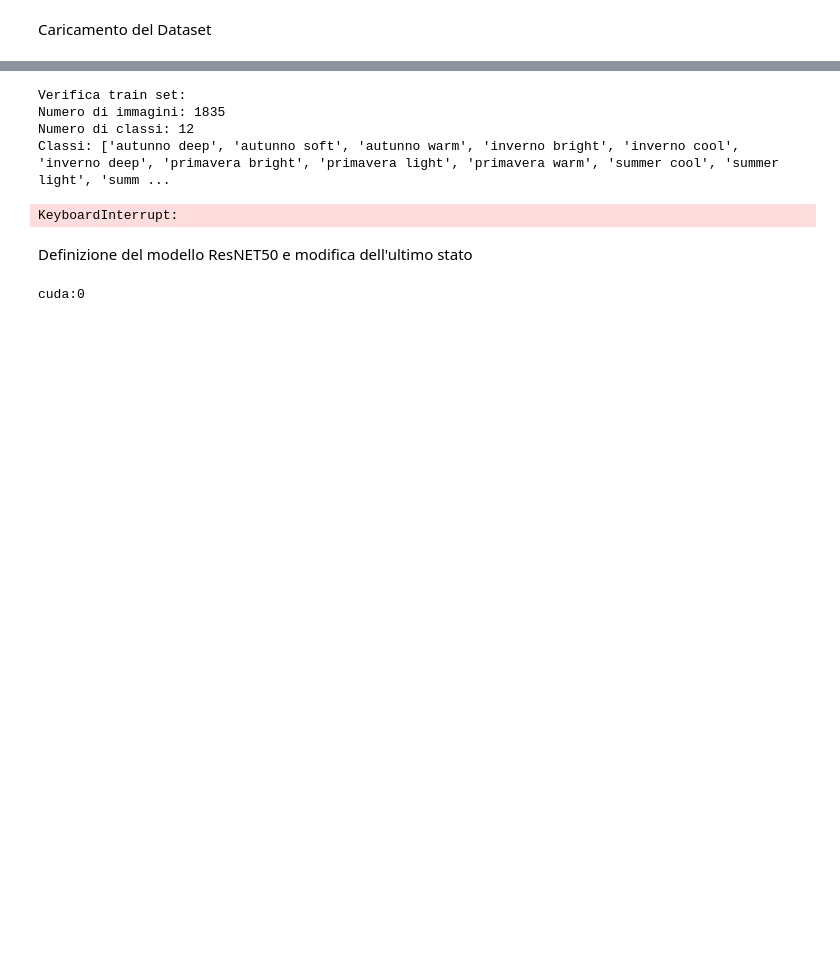
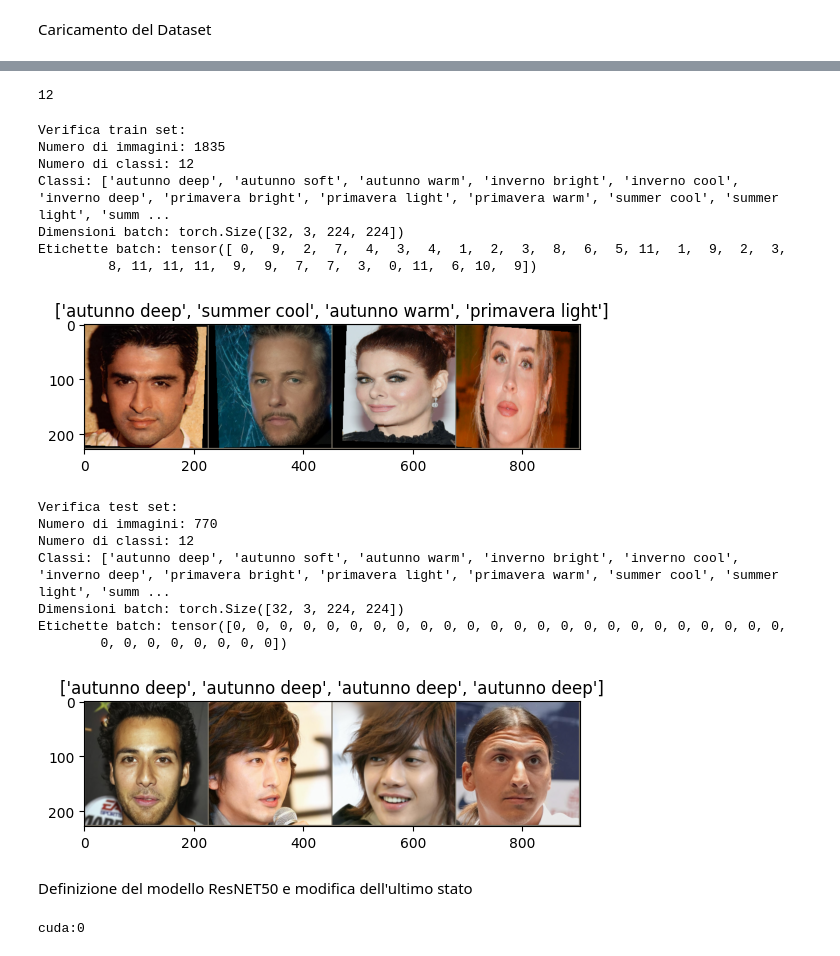
Before and after one commit to Giansimone-Coccia/CV-DL-Armocromia, a Jupyter notebook: Fine_tuning.ipynb, the cells around one changed output, grey strips where cells are left out. Drawn from its saved outputs; the diff is of its cells as text; code cells hidden in the pictures; blank space fills up the shorter version.

```diff
--- a/Fine_tuning.ipynb
+++ b/Fine_tuning.ipynb
@@ -11,24 +13,22 @@ import numpy as np
 from torchvision import datasets, transforms
 import torchvision
 # %%
-# Trasformazioni per il training e il testing
 data_transforms = {
     'train': transforms.Compose([
-        transforms.Resize((224, 224)),
-        # transforms.Resize(256),
-        # transforms.CenterCrop(224),
-        # transforms.RandomResizedCrop(224),
-        # transforms.RandomHorizontalFlip(),
+        transforms.Resize((256, 256)),
+        transforms.CenterCrop((224, 224)),
+        transforms.RandomHorizontalFlip(),
+        transforms.ColorJitter(brightness=0.2),
+        transforms.RandomAffine(degrees=10, translate=(0.1, 0.1)),
         transforms.ToTensor(),
         transforms.Normalize([0.485, 0.456, 0.406], [0.229, 0.224, 0.225])
     ]),
     'test': transforms.Compose([
-        transforms.Resize((224, 224)),
-        # transforms.Resize(256),
-        # transforms.CenterCrop(224),
+        transforms.Resize((256, 256)),
+        transforms.CenterCrop((224, 224)),
         transforms.ToTensor(),
         transforms.Normalize([0.485, 0.456, 0.406], [0.229, 0.224, 0.225])
-    ]),
+    ])
 }
 # %% [markdown]
 Caricamento del Dataset
@@ -57,51 +62,65 @@ image_datasets = {
 
 # Creazione dei DataLoader
 dataloaders = {
-    'train': DataLoader(image_datasets['train'], batch_size=batch_size, shuffle=True, num_workers=4),
-    'test': DataLoader(image_datasets['test'], batch_size=batch_size, shuffle=False, num_workers=4),
+    'train': DataLoader(image_datasets['train'], batch_size=batch_size, shuffle=True, num_workers=2),
+    'test': DataLoader(image_datasets['test'], batch_size=batch_size, shuffle=False, num_workers=2),
 }
 
 # Numero di classi (armocromia)
 num_classes = len(image_datasets['train'].classes)
+print(num_classes)
+# %% [output]
+12
 # %%
-# Verifica del caricamento dei dati
+# Funzione per visualizzare un tensor di immagini
 def imshow(inp, title=None):
-    """Visualizza un tensor di immagini"""
     inp = inp.numpy().transpose((1, 2, 0))
     mean = np.array([0.485, 0.456, 0.406])
     std = np.array([0.229, 0.224, 0.225])
     inp = std * inp + mean
     inp = np.clip(inp, 0, 1)
     plt.imshow(inp)
-    if title is not None:
+    if title:
         plt.title(title)
-    plt.pause(0.001)  # Pausa per aggiornare la trama
+    plt.show()  # Usare plt.show() invece di plt.pause() per una visualizzazione più stabile
 
 def verify_dataloaders(dataloaders):
     for phase in ['train', 'test']:
         print(f"Verifica {phase} set:")
         dataset = dataloaders[phase].dataset
         print(f"Numero di immagini: {len(dataset)}")
         print(f"Numero di classi: {len(dataset.classes)}")
         print(f"Classi: {dataset.classes}")
 
         # Controlla alcune immagini
         data_iter = iter(dataloaders[phase])
         images, labels = next(data_iter)
         print(f"Dimensioni batch: {images.size()}")  # Dovrebbe essere (32, 3, 224, 224)
         print(f"Etichette batch: {labels}")
 
         # Visualizza alcune immagini
         out = torchvision.utils.make_grid(images[:4])
         imshow(out, title=[dataset.classes[x] for x in labels[:4]])
 
+# Chiamata alla funzione di verifica dei dataloaders
 verify_dataloaders(dataloaders)
 # %% [output]
 Verifica train set:
 Numero di immagini: 1835
 Numero di classi: 12
 Classi: ['autunno deep', 'autunno soft', 'autunno warm', 'inverno bright', 'inverno cool', 'inverno deep', 'primavera bright', 'primavera light', 'primavera warm', 'summer cool', 'summer light', 'summ ...
+Dimensioni batch: torch.Size([32, 3, 224, 224])
+Etichette batch: tensor([ 0,  9,  2,  7,  4,  3,  4,  1,  2,  3,  8,  6,  5, 11,  1,  9,  2,  3,
+         8, 11, 11, 11,  9,  9,  7,  7,  3,  0, 11,  6, 10,  9])
+[figure, added]
-KeyboardInterrupt:
+Verifica test set:
+Numero di immagini: 770
+Numero di classi: 12
+Classi: ['autunno deep', 'autunno soft', 'autunno warm', 'inverno bright', 'inverno cool', 'inverno deep', 'primavera bright', 'primavera light', 'primavera warm', 'summer cool', 'summer light', 'summ ...
+Dimensioni batch: torch.Size([32, 3, 224, 224])
+Etichette batch: tensor([0, 0, 0, 0, 0, 0, 0, 0, 0, 0, 0, 0, 0, 0, 0, 0, 0, 0, 0, 0, 0, 0, 0, 0,
+        0, 0, 0, 0, 0, 0, 0, 0])
+[figure, added]
 # %% [markdown]
 Definizione del modello ResNET50 e modifica dell'ultimo stato
 # %%
```
Also changed, not shown: parts of 15 cells of this notebook.
